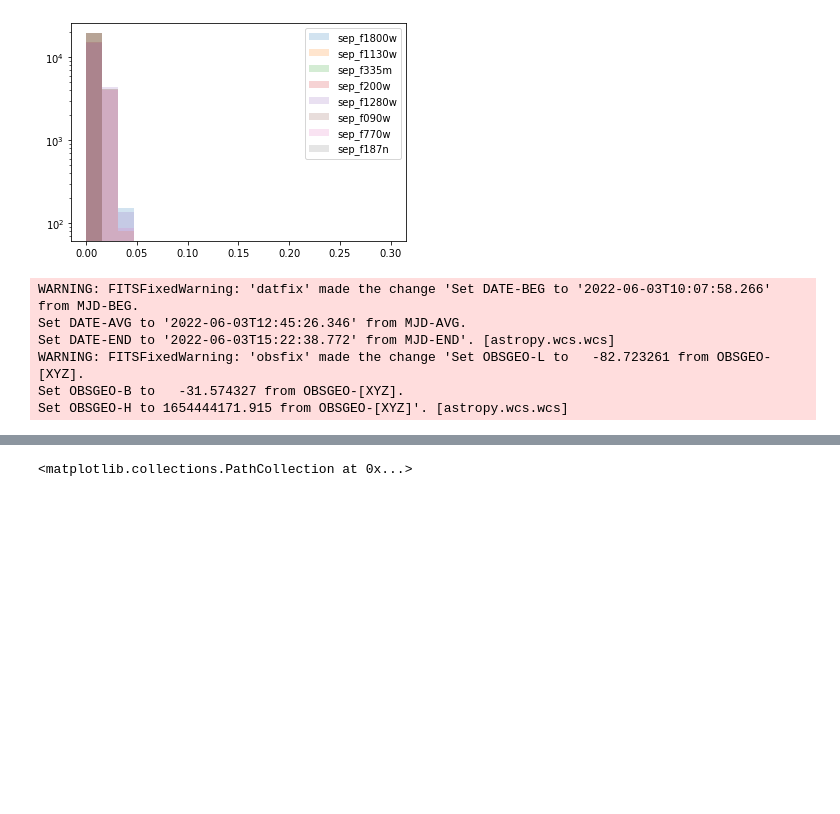
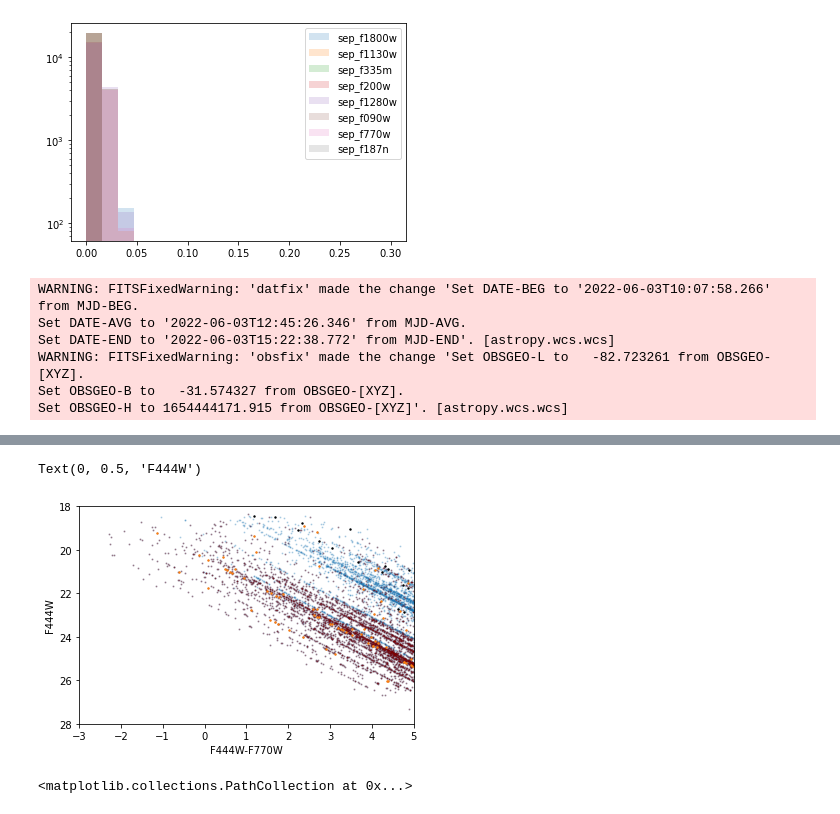
Before and after one commit to keflavich/JW0731_Carina, a Jupyter notebook: carina_xmatch_catalogs.ipynb, the cells around one changed output, grey strips where cells are left out. Saved outputs shown, nothing was run; the diff lists cells and outputs as text; code cells hidden in the pictures; blank space fills up the shorter version.

```diff
--- a/carina_xmatch_catalogs.ipynb
+++ b/carina_xmatch_catalogs.ipynb
@@ -169,3 +197,26 @@ pl.axis([-1,5,28,18])
+# %%
+in_r0 = r0.contains(basetable['sky_centroid_f444w'], wcs=ww)
+in_r1 = r1.contains(basetable['sky_centroid_f444w'], wcs=ww)
+noextsel = noext.contains(basetable['sky_centroid_f444w'], wcs=ww)
+pl.scatter((basetable['aper30_abmag_f444w']-basetable['aper70_abmag_f770w']),
+           basetable['aper30_abmag_f444w'],
+          s=1, alpha=0.25)
+pl.scatter((basetable['aper30_abmag_f444w']-basetable['aper70_abmag_f770w'])[noextsel],
+           basetable['aper30_abmag_f444w'][noextsel],
+          s=1, alpha=0.25, c='maroon')
+pl.scatter((basetable['aper30_abmag_f444w']-basetable['aper70_abmag_f770w'])[in_r0],
+           basetable['aper30_abmag_f444w'][in_r0],
+          s=2, alpha=0.9)
+pl.scatter((basetable['aper30_abmag_f444w']-basetable['aper70_abmag_f770w'])[in_r1],
+           basetable['aper30_abmag_f444w'][in_r1],
+          s=2, alpha=0.9, c='k')
+
+pl.axis([-3,5,28,18])
+pl.xlabel("F444W-F770W")
+pl.ylabel("F444W")
+# %% [output]
+Text(0, 0.5, 'F444W')
+[figure, added]
 # %%
 from astropy.visualization import simple_norm
 # %%
```
Also changed, not shown: parts of 5 cells of this notebook, 3 other files.
